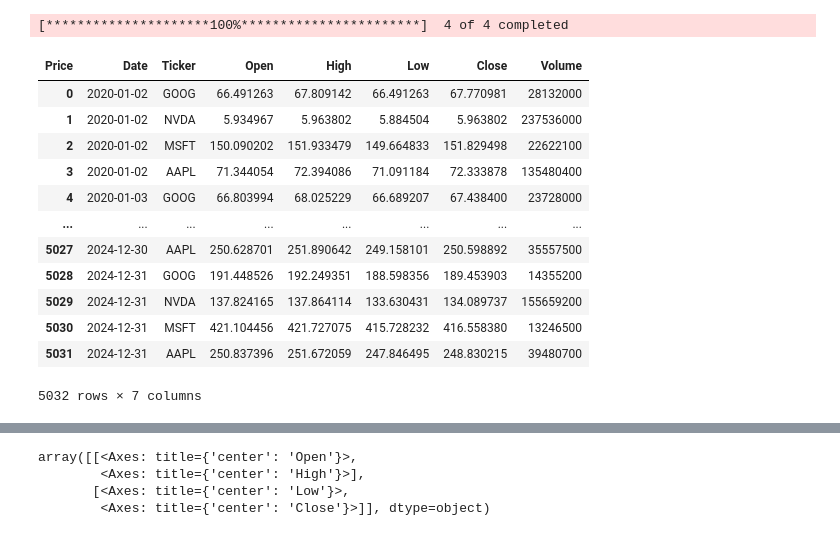
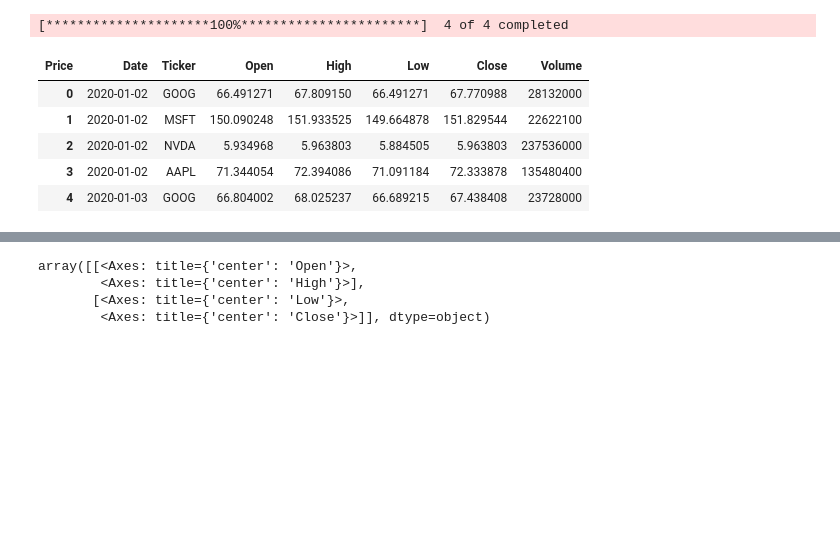
Before and after one commit to Hirujan-R/financial-forecasting-platform, a Jupyter notebook: notebooks/01_eda.ipynb, the cells around one changed output, grey strips where cells are left out. Drawn from its saved outputs; the diff is of its cells as text; code cells hidden in the pictures; blank space fills up the shorter version.

```diff
--- a/notebooks/01_eda.ipynb
+++ b/notebooks/01_eda.ipynb
@@ -9,21 +10,14 @@ import warnings
 # %%
 tickers = ["GOOG", "AAPL", "NVDA", "MSFT"]
-df = yf.download(tickers, group_by="Ticker", start="2020-01-01", end="2025-01-01")
-df = df.stack(level = 0, future_stack=True)
-df = df.reset_index()
-df
+start_date = "2020-01-01"
+end_date = "2025-01-01"
+df = download_ohlcv_data(tickers, start_date, end_date)
+df.head()
 # %% [output]
 [*********************100%***********************]  4 of 4 completed
 | Price | Date | Ticker | Open | High | Low | Close | Volume |
-| 0 | 2020-01-02 | GOOG | 66.491263 | 67.809142 | 66.491263 | 67.770981 | 28132000 |
-| 1 | 2020-01-02 | NVDA | 5.934967 | 5.963802 | 5.884504 | 5.963802 | 237536000 |
-| 2 | 2020-01-02 | MSFT | 150.090202 | 151.933479 | 149.664833 | 151.829498 | 22622100 |
+| 0 | 2020-01-02 | GOOG | 66.491271 | 67.809150 | 66.491271 | 67.770988 | 28132000 |
+| 1 | 2020-01-02 | MSFT | 150.090248 | 151.933525 | 149.664878 | 151.829544 | 22622100 |
+| 2 | 2020-01-02 | NVDA | 5.934968 | 5.963803 | 5.884505 | 5.963803 | 237536000 |
 | 3 | 2020-01-02 | AAPL | 71.344054 | 72.394086 | 71.091184 | 72.333878 | 135480400 |
-| 4 | 2020-01-03 | GOOG | 66.803994 | 68.025229 | 66.689207 | 67.438400 | 23728000 |
-| ... | ... | ... | ... | ... | ... | ... | ... |
-| 5027 | 2024-12-30 | AAPL | 250.628701 | 251.890642 | 249.158101 | 250.598892 | 35557500 |
-| 5028 | 2024-12-31 | GOOG | 191.448526 | 192.249351 | 188.598356 | 189.453903 | 14355200 |
-| 5029 | 2024-12-31 | NVDA | 137.824165 | 137.864114 | 133.630431 | 134.089737 | 155659200 |
-| 5030 | 2024-12-31 | MSFT | 421.104456 | 421.727075 | 415.728232 | 416.558380 | 13246500 |
-| 5031 | 2024-12-31 | AAPL | 250.837396 | 251.672059 | 247.846495 | 248.830215 | 39480700 |
+| 4 | 2020-01-03 | GOOG | 66.804002 | 68.025237 | 66.689215 | 67.438408 | 23728000 |
-5032 rows × 7 columns
```
Also changed, not shown: parts of 12 cells of this notebook, 12 other files.
